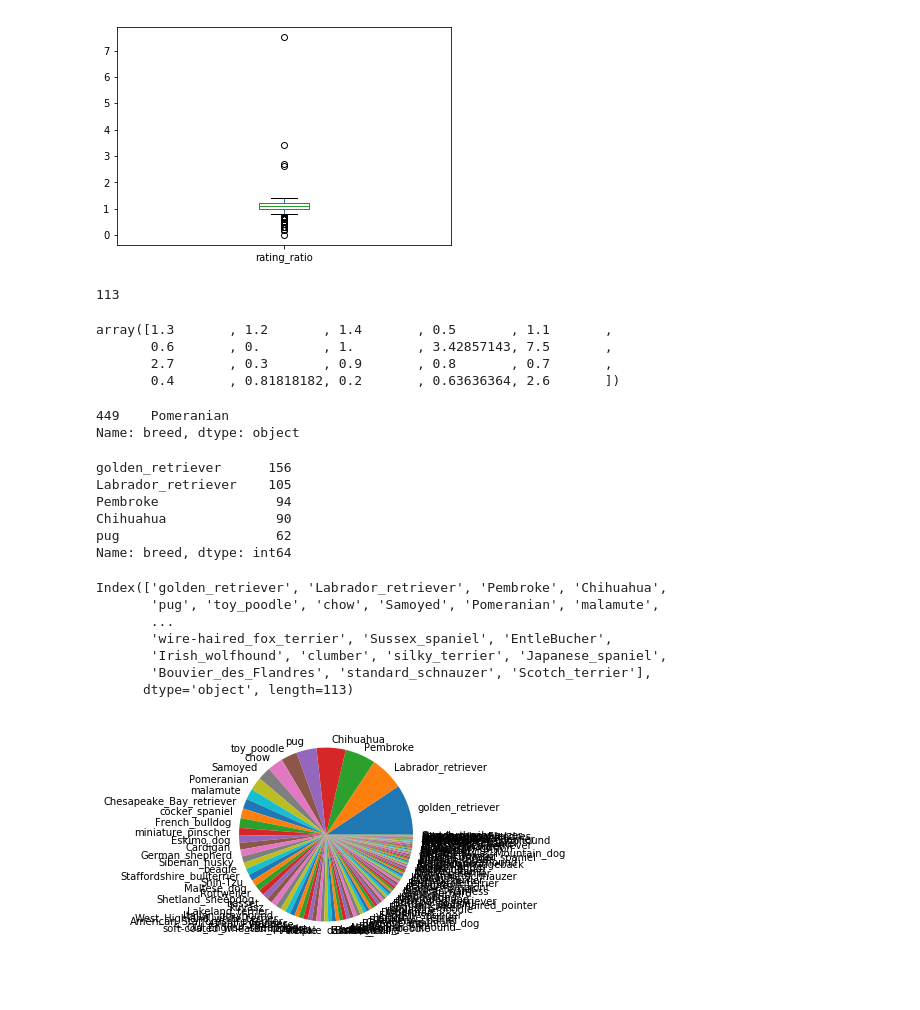
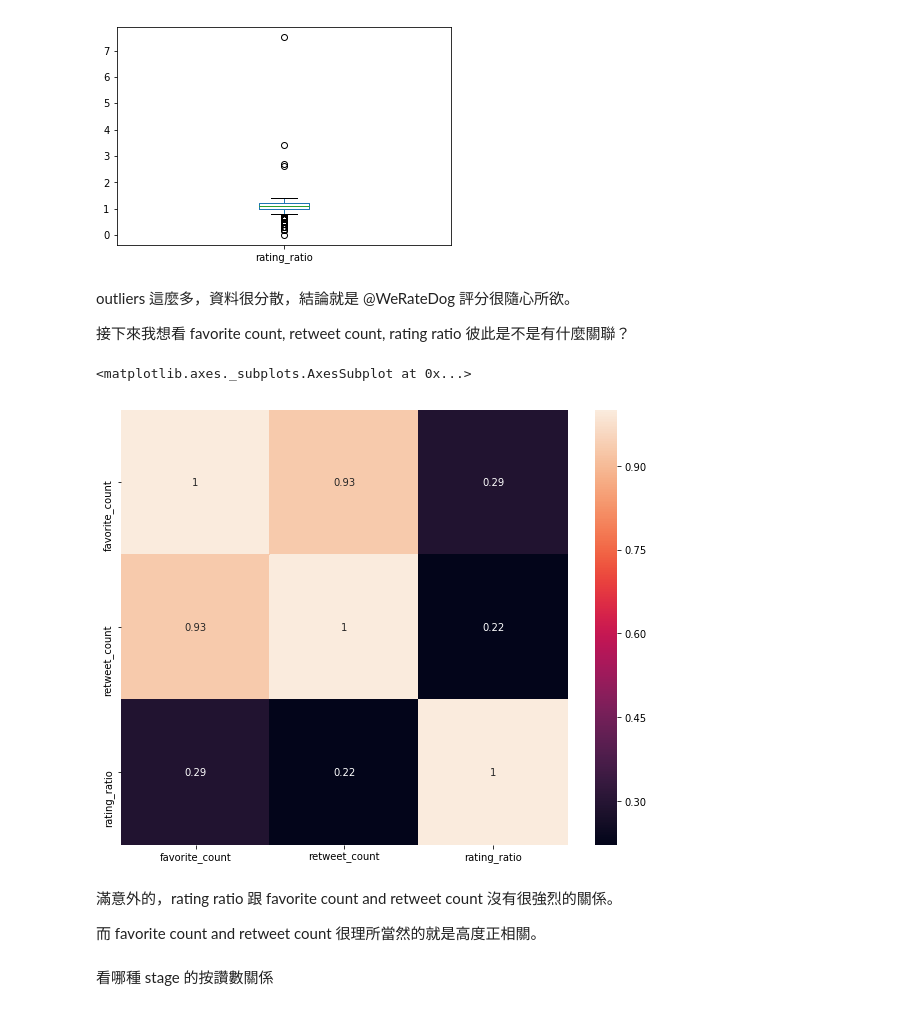
Before and after one commit to MohamedElgohary2012/udacity-wrangle-and-analyze-data, a Jupyter notebook: wrangle_act.ipynb, the cells around one changed output. Saved outputs shown, nothing was run; the diff lists cells and outputs as text; code cells hidden in the pictures; blank space fills up the shorter version.

```diff
--- a/wrangle_act.ipynb
+++ b/wrangle_act.ipynb
@@ -713,46 +760,21 @@ clean_df.rating_ratio.plot.box()
 plt.show()
 # %% [output]
 [figure]
-# %%
-# 資料中一共有多少品種
-clean_df.breed.unique().shape[0]
-# %% [output]
-113
-# %%
-max_rating = clean_df.rating_ratio.max()
-clean_df.rating_ratio.unique()
-# %% [output]
-array([1.3       , 1.2       , 1.4       , 0.5       , 1.1       ,
-       0.6       , 0.        , 1.        , 3.42857143, 7.5       ,
-       2.7       , 0.3       , 0.9       , 0.8       , 0.7       ,
-       0.4       , 0.81818182, 0.2       , 0.63636364, 2.6       ])
-# %%
-clean_df[clean_df.rating_ratio == max_rating].breed
-# %% [output]
-449    Pomeranian
-Name: breed, dtype: object
-# %%
-a = clean_df.breed.value_counts()
-a.head()
-# %% [output]
-golden_retriever      156
-Labrador_retriever    105
-Pembroke               94
-Chihuahua              90
-pug                    62
-Name: breed, dtype: int64
-# %%
-a.index
-# %% [output]
-Index(['golden_retriever', 'Labrador_retriever', 'Pembroke', 'Chihuahua',
-       'pug', 'toy_poodle', 'chow', 'Samoyed', 'Pomeranian', 'malamute',
-       ...
-       'wire-haired_fox_terrier', 'Sussex_spaniel', 'EntleBucher',
-       'Irish_wolfhound', 'clumber', 'silky_terrier', 'Japanese_spaniel',
-       'Bouvier_des_Flandres', 'standard_schnauzer', 'Scotch_terrier'],
-      dtype='object', length=113)
-# %%
-plt.pie(a.values, labels=a.index)
-plt.show()
-# %% [output]
-[figure, removed]
+# %% [markdown]
+outliers 這麼多，資料很分散，結論就是 @WeRateDog 評分很隨心所欲。
+
+接下來我想看 favorite count, retweet count, rating ratio 彼此是不是有什麼關聯？
+# %%
+# 使用seaborn的熱度圖觀察表徵之間的線性關聯
+plt.figure(figsize=(10, 8))
+feature_corr = clean_df.corr()
+sns.heatmap(feature_corr, annot=True)
+# %% [output]
+<matplotlib.axes._subplots.AxesSubplot at 0x...>
+[figure, added]
+# %% [markdown]
+滿意外的，rating ratio 跟 favorite count and retweet count 沒有很強烈的關係。
+
+而 favorite count and retweet count 很理所當然的就是高度正相關。
+# %% [markdown]
+看哪種 stage 的按讚數關係
```
Also changed, not shown: parts of 17 cells of this notebook, 2 other files.
